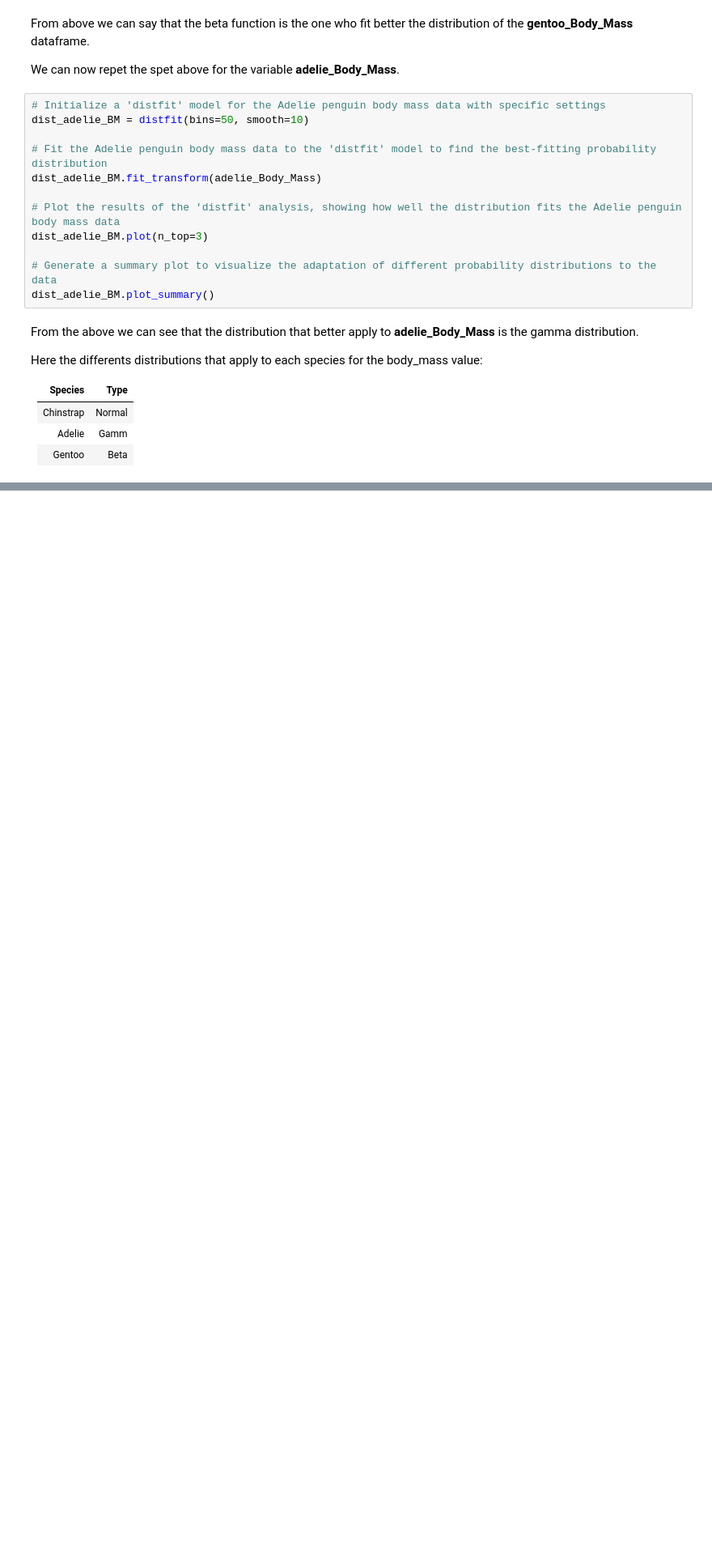
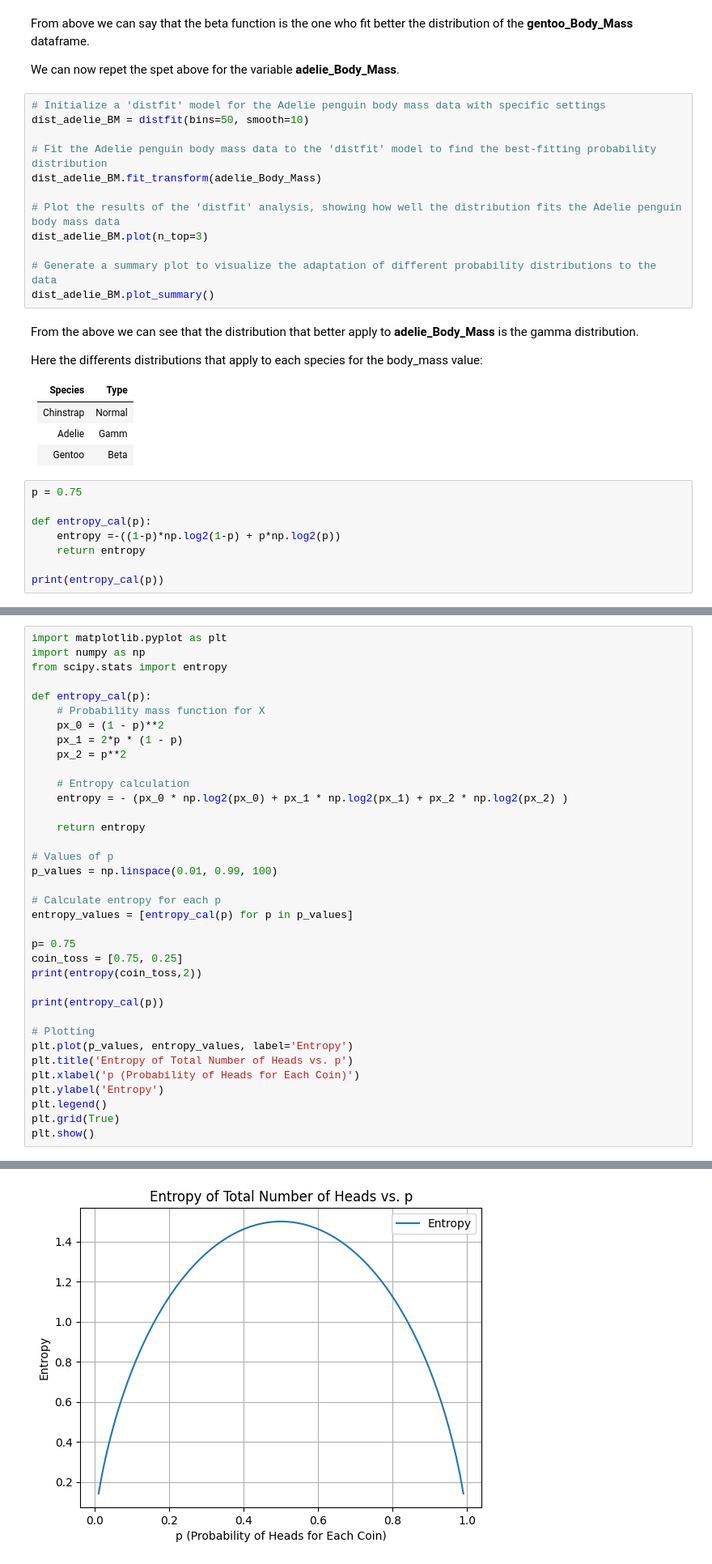
Before and after one commit to Cecilia8989/fund_data_analysis, a Jupyter notebook: prova.ipynb, the cells around one changed output, grey strips where cells are left out. Shown at 81% size. Saved outputs shown, nothing was run; the diff lists cells and outputs as text; blank space fills up the shorter version.

```diff
--- a/prova.ipynb
+++ b/prova.ipynb
@@ -289,3 +289,11 @@ Here the differents distributions that apply to each species for the body_mass v
 |Chinstrap | Normal |
 | Adelie   | Gamm
 | Gentoo | Beta |
+# %%
+p = 0.75
+
+def entropy_cal(p):
+    entropy =-((1-p)*np.log2(1-p) + p*np.log2(p))
+    return entropy
+
+print(entropy_cal(p))
@@ -291,0 +302,37 @@ Here the differents distributions that apply to each species for the body_mass v
+# %%
+import matplotlib.pyplot as plt
+import numpy as np
+from scipy.stats import entropy
+
+def entropy_cal(p):
+    # Probability mass function for X
+    px_0 = (1 - p)**2
+    px_1 = 2*p * (1 - p)
+    px_2 = p**2
+
+    # Entropy calculation
+    entropy = - (px_0 * np.log2(px_0) + px_1 * np.log2(px_1) + px_2 * np.log2(px_2) )
+
+    return entropy
+
+# Values of p
+p_values = np.linspace(0.01, 0.99, 100)
+
+# Calculate entropy for each p
+entropy_values = [entropy_cal(p) for p in p_values]
+
+p= 0.75
+coin_toss = [0.75, 0.25]
+print(entropy(coin_toss,2))
+
+print(entropy_cal(p))
+
+# Plotting
+plt.plot(p_values, entropy_values, label='Entropy')
+plt.title('Entropy of Total Number of Heads vs. p')
+plt.xlabel('p (Probability of Heads for Each Coin)')
+plt.ylabel('Entropy')
+plt.legend()
+plt.grid(True)
+plt.show()
+# %% [output]
@@ -291,0 +341 @@ Here the differents distributions that apply to each species for the body_mass v
+[figure, added]
```
Also changed, not shown: parts of 3 cells of this notebook, 2 other files.
